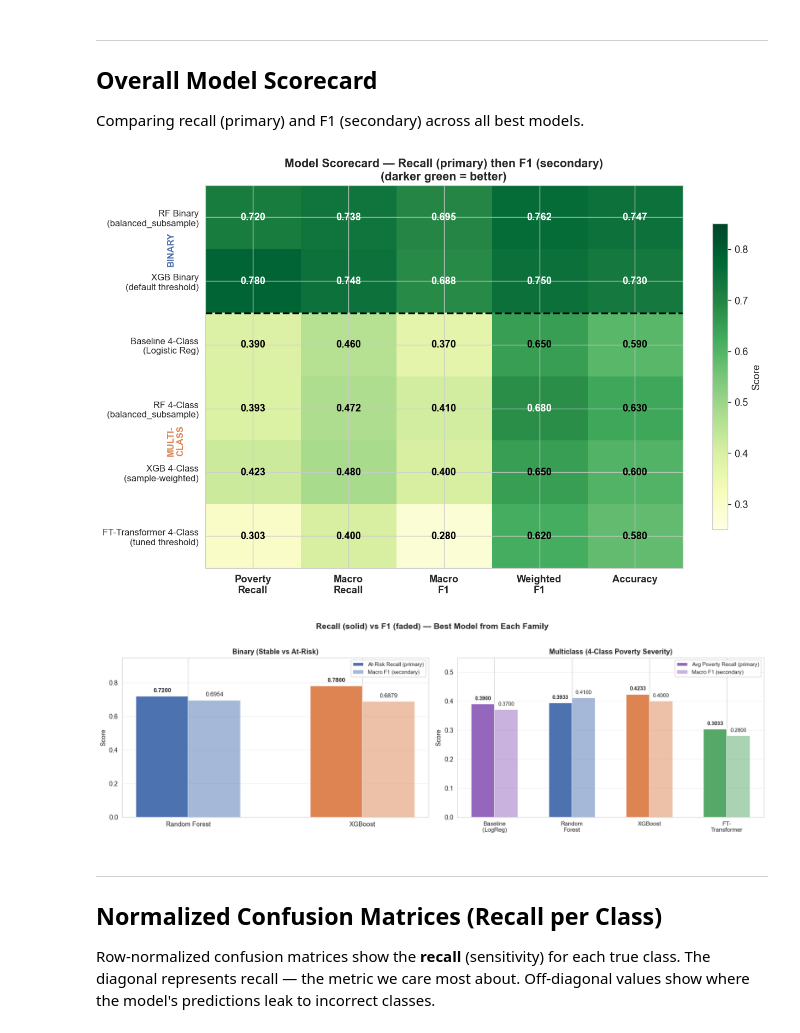
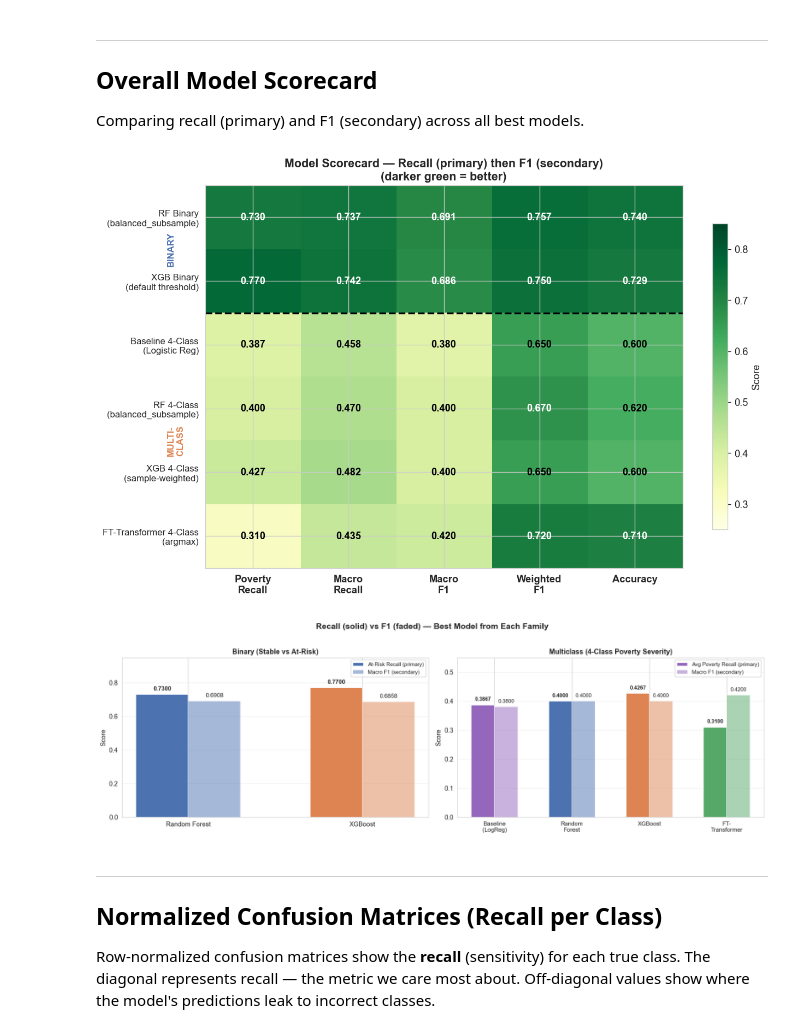
Before and after one commit to ingridalt/DSC-288R-CAPSTONE, a Jupyter notebook: 4_Models/4d_Model_Comparison_Summary.ipynb, the cells around one changed output. Cells and saved outputs as stored; diff of their text form; code cells hidden in the pictures.

```diff
--- a/4_Models/4d_Model_Comparison_Summary.ipynb
+++ b/4_Models/4d_Model_Comparison_Summary.ipynb
@@ -445,58 +444,58 @@ scorecard_labels = [
     'Baseline 4-Class\n(Logistic Reg)',
     'RF 4-Class\n(balanced_subsample)',
     'XGB 4-Class\n(sample-weighted)',
-    'FT-Transformer 4-Class\n(tuned threshold)',
+    'FT-Transformer 4-Class\n(argmax)',
 ]
 
 metrics = ['Poverty\nRecall', 'Macro\nRecall', 'Macro\nF1', 'Weighted\nF1', 'Accuracy']
 
 data = np.array([
-    [0.7200, 0.7375, 0.6954, 0.7623, 0.7470],  # RF Binary   (At-Risk recall as "poverty recall")
-    [0.7800, 0.7477, 0.6879, 0.7500, 0.7300],  # XGB Binary  (At-Risk recall)
-    [0.3900, 0.4600, 0.3700, 0.6500, 0.5900],  # Baseline 4-class (avg poverty recall)
-    [0.3933, 0.4725, 0.4100, 0.6800, 0.6300],  # RF 4-class
-    [0.4233, 0.4800, 0.4000, 0.6500, 0.6000],  # XGB 4-class
-    [0.3033, 0.4000, 0.2800, 0.6200, 0.5800],  # FT-Transformer 4-class (tuned threshold)
+    [0.7300, 0.7371, 0.6908, 0.7567, 0.7401],  # RF Binary   (At-Risk recall as "poverty recall")
+    [0.7700, 0.7423, 0.6858, 0.7500, 0.7293],  # XGB Binary  (At-Risk recall)
+    [0.3867, 0.4575, 0.3800, 0.6500, 0.6000],  # Baseline 4-class (avg poverty recall)
+    [0.4000, 0.4700, 0.4000, 0.6700, 0.6200],  # RF 4-class
+    [0.4267, 0.4825, 0.4000, 0.6500, 0.6000],  # XGB 4-class
+    [0.3100, 0.4350, 0.4200, 0.7200, 0.7100],  # FT-Transformer 4-class (argmax)
 ])
 
 fig, ax = plt.subplots(figsize=(11, 7))
 im = ax.imshow(data, cmap='YlGn', aspect='auto', vmin=0.25, vmax=0.85)
 
 ax.set_xticks(range(len(metrics)))
 ax.set_xticklabels(metrics, fontsize=11, fontweight='bold')
 ax.set_yticks(range(len(scorecard_labels)))
 ax.set_yticklabels(scorecard_labels, fontsize=10)
 
 for i in range(len(scorecard_labels)):
     for j in range(len(metrics)):
         val = data[i, j]
         ax.text(j, i, f'{val:.3f}', ha='center', va='center',
                 fontsize=11, fontweight='bold',
                 color='white' if val > 0.65 else 'black')
 
 # Divider line between binary and multiclass
 ax.axhline(1.5, color='black', linewidth=2, linestyle='--')
 ax.text(-0.9, 0.5, 'BINARY', fontsize=10, fontweight='bold', va='center',
         rotation=90, color='#4C72B0')
 ax.text(-0.9, 3.5, 'MULTI-\nCLASS', fontsize=10, fontweight='bold', va='center',
         rotation=90, color='#DD8452')
 
 plt.colorbar(im, ax=ax, shrink=0.8, label='Score')
 ax.set_title('Model Scorecard — Recall (primary) then F1 (secondary)\n'
              '(darker green = better)',
              fontsize=13, fontweight='bold')
 plt.tight_layout()
 plt.show()
 # %% [output]
-[figure, old version]
+[figure, new version]
 # %%
 # Recall vs F1 Summary: Binary & Multiclass
 fig, axes = plt.subplots(1, 2, figsize=(16, 5))
 
 # --- Binary ---
 bin_models = ['Random Forest', 'XGBoost']
-bin_recall = [0.72, 0.78]   # At-Risk Recall
-bin_f1     = [0.6954, 0.6879]  # Macro F1
+bin_recall = [0.73, 0.77]   # At-Risk Recall
+bin_f1     = [0.6908, 0.6858]  # Macro F1
 colors = ['#4C72B0', '#DD8452']
 
 x_b = np.arange(len(bin_models))
@@ -515,8 +514,8 @@ axes[0].grid(axis='y', alpha=0.3)
 
 # --- Multiclass ---
 multi_models_names = ['Baseline\n(LogReg)', 'Random\nForest', 'XGBoost', 'FT-\nTransformer']
-multi_recall = [0.39, 0.3933, 0.4233, 0.3033]  # Avg poverty recall
-multi_f1     = [0.37, 0.41, 0.40, 0.28]  # Macro F1
+multi_recall = [0.3867, 0.4000, 0.4267, 0.3100]  # Avg poverty recall
+multi_f1     = [0.38, 0.40, 0.40, 0.42]  # Macro F1
 colors_multi = ['#9467BD', '#4C72B0', '#DD8452', '#55A868']
 
 x_m = np.arange(len(multi_models_names))
@@ -538,7 +537,7 @@ plt.suptitle('Recall (solid) vs F1 (faded) — Best Model from Each Family',
 plt.tight_layout()
 plt.show()
 # %% [output]
-[figure, old version]
+[figure, new version]
 # %% [markdown]
 ---
 ## Normalized Confusion Matrices (Recall per Class)
```
Also changed, not shown: parts of 9 cells of this notebook.
